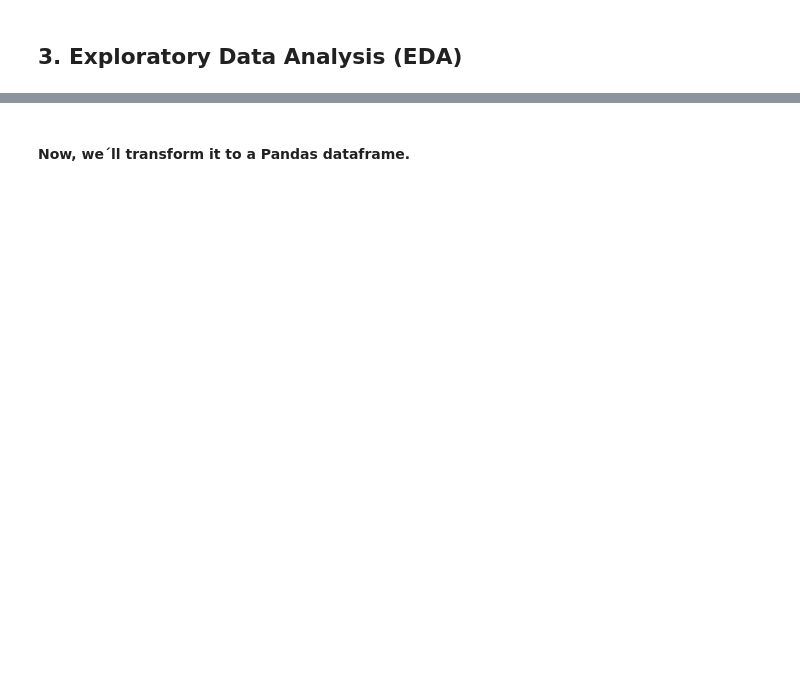
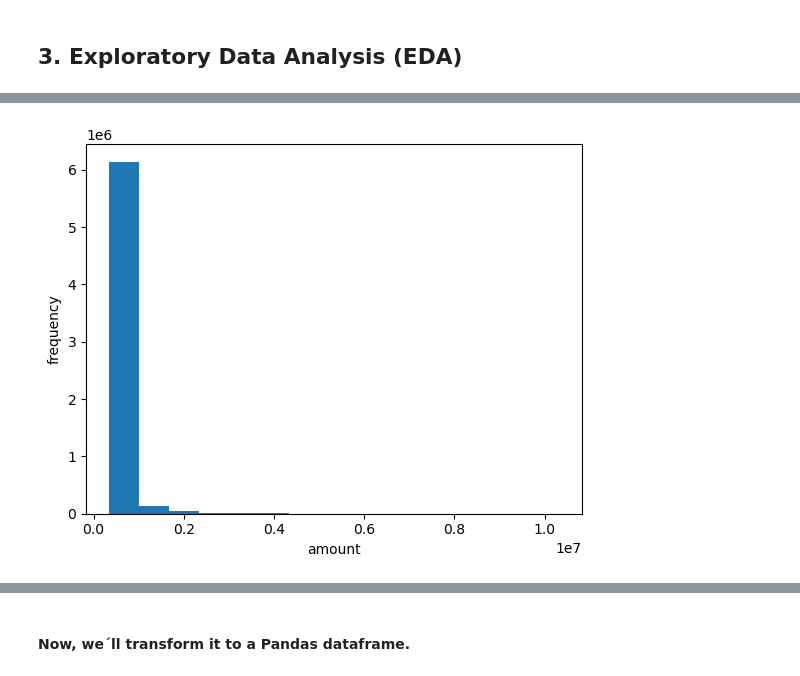
Before and after one commit to AJBrachoRodriguez/Fraud-Detection, a Jupyter notebook: notebook.ipynb, the cells around one changed output, grey strips where cells are left out. Saved outputs shown, nothing was run; the diff lists cells and outputs as text; code cells hidden in the pictures; blank space fills up the shorter version.

```diff
--- a/notebook.ipynb
+++ b/notebook.ipynb
@@ -210,0 +355,5 @@ df_bank.show(10)
+# %%
+# histogram: "amount"
+
+histogram(df_bank, 'amount', bins=15, yname='frequency')
+# %% [output]
@@ -210,0 +377 @@ df_bank.show(10)
+[figure, added]
```
Also changed, not shown: parts of 87 cells of this notebook.
